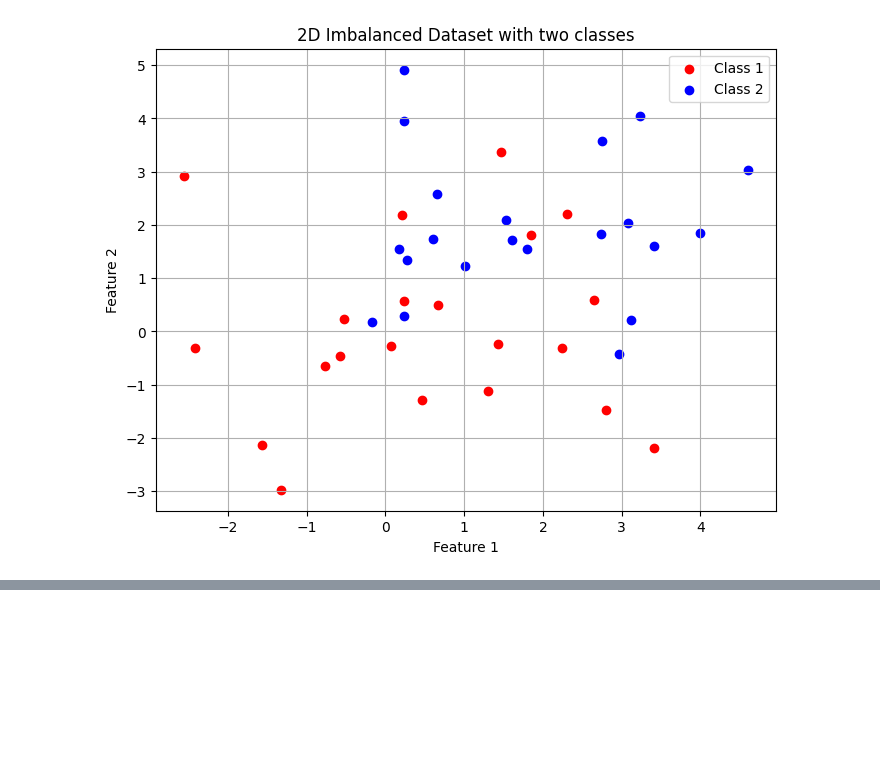
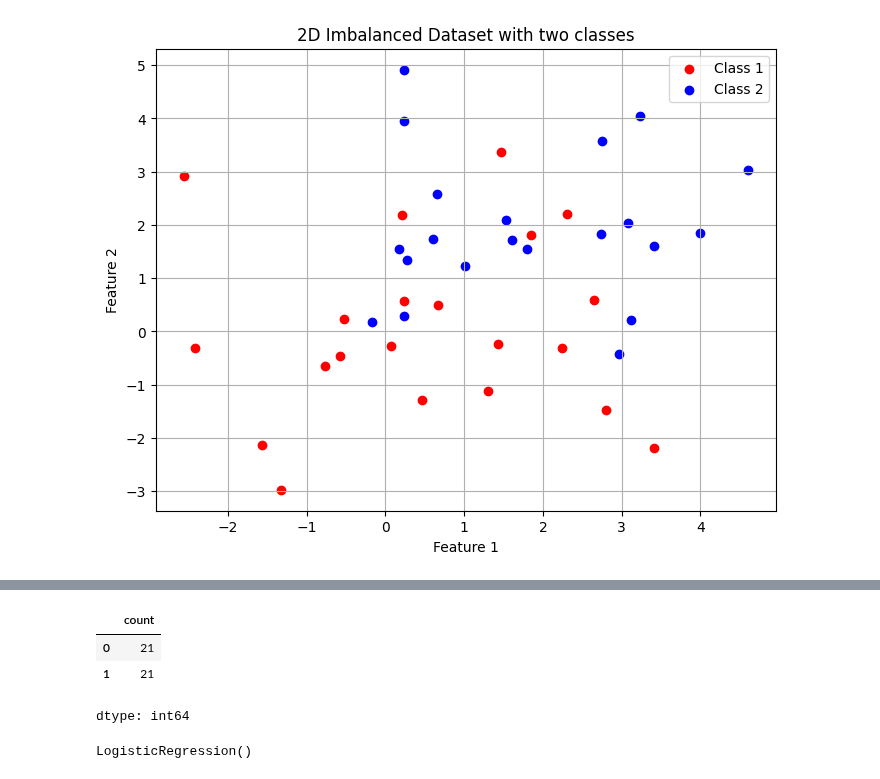
Before and after one commit to Saifullah785/machine-learning-engineer-roadmap, a Jupyter notebook: Lecture_77_imbalanced_data_yt/Lecture_77_imbalanced_data_yt.ipynb, the cells around one changed output, grey strips where cells are left out. Drawn from its saved outputs; the diff is of its cells as text; code cells hidden in the pictures; blank space fills up the shorter version.

```diff
--- a/Lecture_77_imbalanced_data_yt/Lecture_77_imbalanced_data_yt.ipynb
+++ b/Lecture_77_imbalanced_data_yt/Lecture_77_imbalanced_data_yt.ipynb
@@ -145,0 +163,14 @@ plt.show()
+# %%
+pd.Series(y_resampled).value_counts()
+# %% [output]
+|  | count |
+| 0 | 21 |
+| 1 | 21 |
+dtype: int64
+# %%
+from sklearn.linear_model import LogisticRegression
+
+classifier_rus = LogisticRegression()
+classifier_rus.fit(X_resampled, y_resampled)
+# %% [output]
+LogisticRegression()
```
Also changed, not shown: parts of 9 cells of this notebook.
